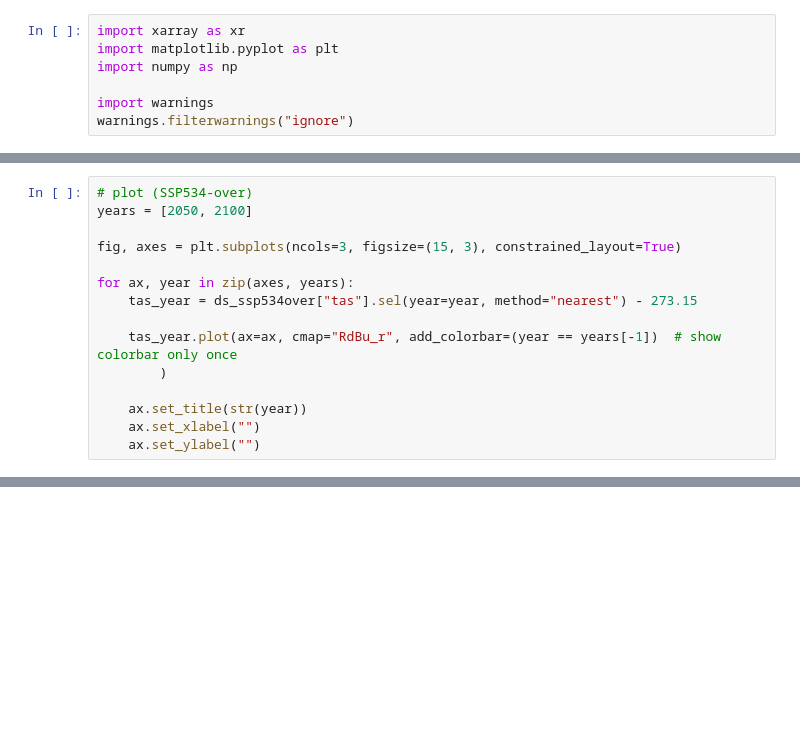
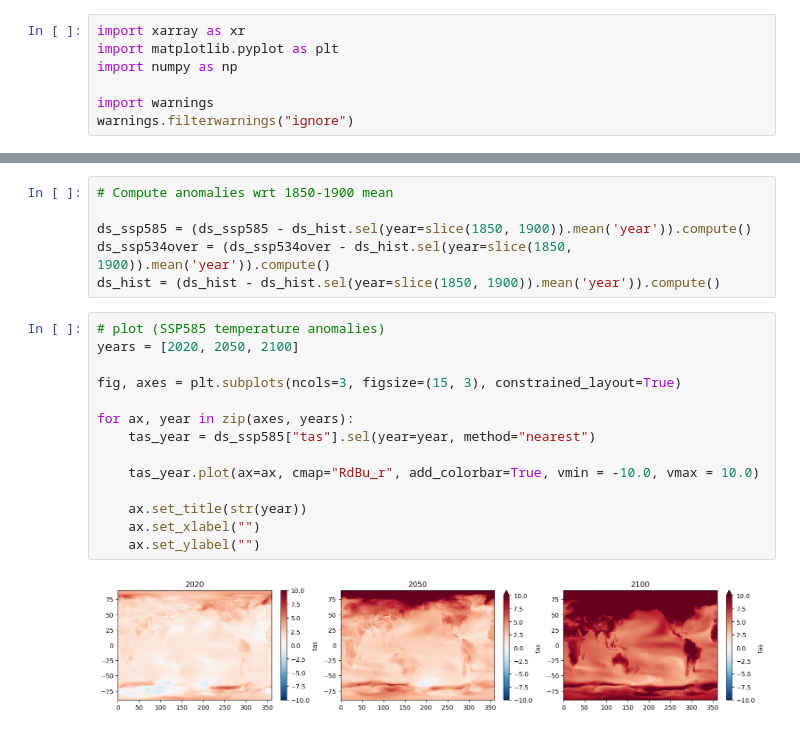
Before and after one commit to hmkhatri/ML-Spatial-Patterns-Warming, a Jupyter notebook: Sample-Data/Sample-Data.ipynb, the cells around one changed output, grey strips where cells are left out. Saved outputs shown, nothing was run; the diff lists cells and outputs as text; blank space fills up the shorter version.

```diff
--- a/Sample-Data/Sample-Data.ipynb
+++ b/Sample-Data/Sample-Data.ipynb
@@ -87,15 +85,0 @@ for ax, year in zip(axes, years):
-# %%
-# plot (SSP534-over)
-years = [2050, 2100]
-
-fig, axes = plt.subplots(ncols=3, figsize=(15, 3), constrained_layout=True)
-
-for ax, year in zip(axes, years):
-    tas_year = ds_ssp534over["tas"].sel(year=year, method="nearest") - 273.15
-
-    tas_year.plot(ax=ax, cmap="RdBu_r", add_colorbar=(year == years[-1])  # show colorbar only once
-        )
-
-    ax.set_title(str(year))
-    ax.set_xlabel("")
-    ax.set_ylabel("")
@@ -103,0 +90,22 @@ for ax, year in zip(axes, years):
+# %%
+# Compute anomalies wrt 1850-1900 mean
+
+ds_ssp585 = (ds_ssp585 - ds_hist.sel(year=slice(1850, 1900)).mean('year')).compute()
+ds_ssp534over = (ds_ssp534over - ds_hist.sel(year=slice(1850, 1900)).mean('year')).compute()
+ds_hist = (ds_hist - ds_hist.sel(year=slice(1850, 1900)).mean('year')).compute()
+# %%
+# plot (SSP585 temperature anomalies)
+years = [2020, 2050, 2100]
+
+fig, axes = plt.subplots(ncols=3, figsize=(15, 3), constrained_layout=True)
+
+for ax, year in zip(axes, years):
+    tas_year = ds_ssp585["tas"].sel(year=year, method="nearest")
+
+    tas_year.plot(ax=ax, cmap="RdBu_r", add_colorbar=True, vmin = -10.0, vmax = 10.0)
+
+    ax.set_title(str(year))
+    ax.set_xlabel("")
+    ax.set_ylabel("")
+# %% [output]
+[figure, added]
```
Also changed, not shown: parts of 11 cells of this notebook, 3 other files.
